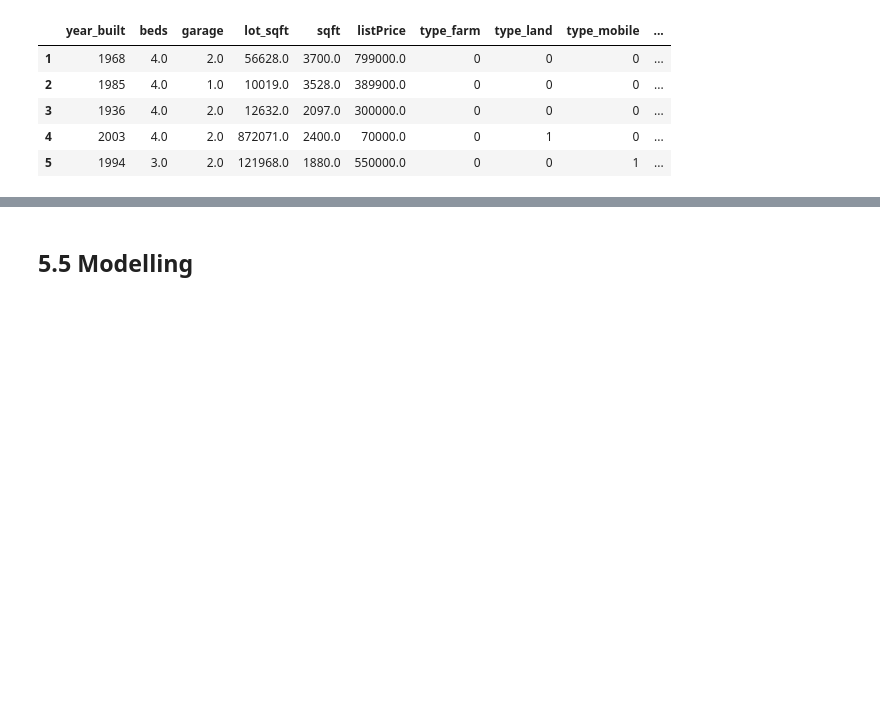
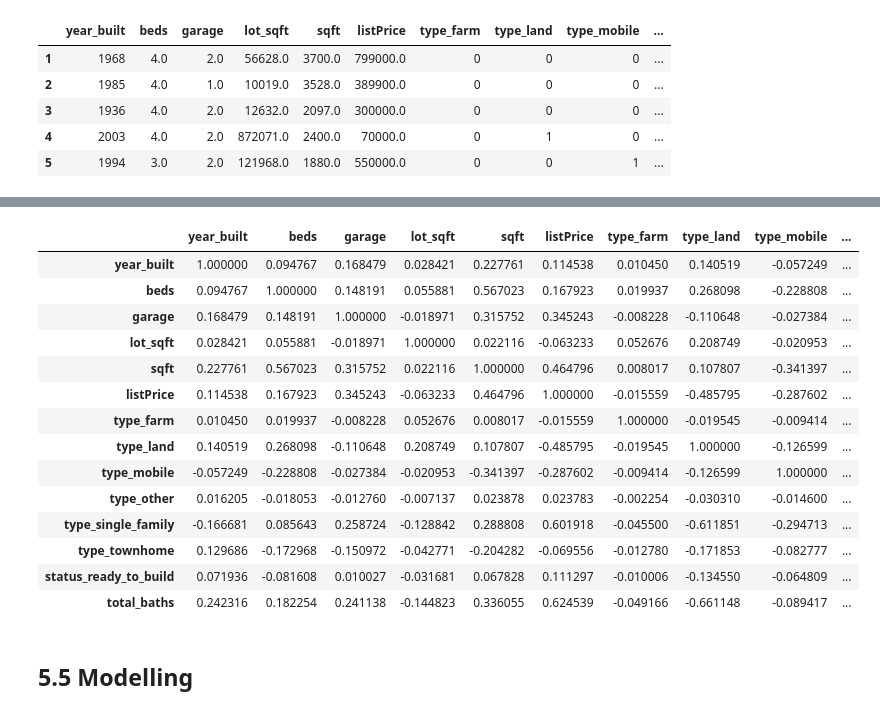
Before and after one commit to mohammadreza-mohammadi94/DataAnalysis-And-MachineLearning, a Jupyter notebook: 3. Risk Management and Financial Analysis/Real Estate Utah/Utah_Sales_Prediction.ipynb, the cells around one changed output, grey strips where cells are left out. Cells and saved outputs as stored; diff of their text form; code cells hidden in the pictures; blank space fills up the shorter version.

```diff
--- a/3. Risk Management and Financial Analysis/Real Estate Utah/Utah_Sales_Prediction.ipynb
+++ b/3. Risk Management and Financial Analysis/Real Estate Utah/Utah_Sales_Prediction.ipynb
@@ -390,8 +393,6 @@ KeyError: 'baths'
 # %% [markdown]
 ## 4.1.1 Remove Outliers <a id=4.1.1></a>
 # %%
-import pandas as pd
-
 def remove_outliers_iqr(df, columns):
     """
     Remove outliers from the specified columns in the DataFrame using the IQR technique.
@@ -408,8 +409,8 @@ def remove_outliers_iqr(df, columns):
         Q3 = df[column].quantile(0.75)
         IQR = Q3 - Q1
 
-        lower_bound = Q1 - 1.5 * IQR
-        upper_bound = Q3 + 1.5 * IQR
+        lower_bound = Q1 - (1.5 * IQR)
+        upper_bound = Q3 + (1.5 * IQR)
 
         df = df[(df[column] >= lower_bound) & (df[column] <= upper_bound)]
 
@@ -756,3 +757,21 @@ df_encoded.head()
+# %%
+df_encoded.corr()
+# %% [output]
+|  | year_built | beds | garage | lot_sqft | sqft | listPrice | type_farm | type_land | type_mobile | ... |
+| year_built | 1.000000 | 0.094767 | 0.168479 | 0.028421 | 0.227761 | 0.114538 | 0.010450 | 0.140519 | -0.057249 | ... |
+| beds | 0.094767 | 1.000000 | 0.148191 | 0.055881 | 0.567023 | 0.167923 | 0.019937 | 0.268098 | -0.228808 | ... |
+| garage | 0.168479 | 0.148191 | 1.000000 | -0.018971 | 0.315752 | 0.345243 | -0.008228 | -0.110648 | -0.027384 | ... |
+| lot_sqft | 0.028421 | 0.055881 | -0.018971 | 1.000000 | 0.022116 | -0.063233 | 0.052676 | 0.208749 | -0.020953 | ... |
+| sqft | 0.227761 | 0.567023 | 0.315752 | 0.022116 | 1.000000 | 0.464796 | 0.008017 | 0.107807 | -0.341397 | ... |
+| listPrice | 0.114538 | 0.167923 | 0.345243 | -0.063233 | 0.464796 | 1.000000 | -0.015559 | -0.485795 | -0.287602 | ... |
+| type_farm | 0.010450 | 0.019937 | -0.008228 | 0.052676 | 0.008017 | -0.015559 | 1.000000 | -0.019545 | -0.009414 | ... |
+| type_land | 0.140519 | 0.268098 | -0.110648 | 0.208749 | 0.107807 | -0.485795 | -0.019545 | 1.000000 | -0.126599 | ... |
+| type_mobile | -0.057249 | -0.228808 | -0.027384 | -0.020953 | -0.341397 | -0.287602 | -0.009414 | -0.126599 | 1.000000 | ... |
+| type_other | 0.016205 | -0.018053 | -0.012760 | -0.007137 | 0.023878 | 0.023783 | -0.002254 | -0.030310 | -0.014600 | ... |
+| type_single_family | -0.166681 | 0.085643 | 0.258724 | -0.128842 | 0.288808 | 0.601918 | -0.045500 | -0.611851 | -0.294713 | ... |
+| type_townhome | 0.129686 | -0.172968 | -0.150972 | -0.042771 | -0.204282 | -0.069556 | -0.012780 | -0.171853 | -0.082777 | ... |
+| status_ready_to_build | 0.071936 | -0.081608 | 0.010027 | -0.031681 | 0.067828 | 0.111297 | -0.010006 | -0.134550 | -0.064809 | ... |
+| total_baths | 0.242316 | 0.182254 | 0.241138 | -0.144823 | 0.336055 | 0.624539 | -0.049166 | -0.661148 | -0.089417 | ... |
 # %% [markdown]
 ## 5.5 Modelling <a id=5.5></a>
 # %% [markdown]
```
Also changed, not shown: parts of 24 cells of this notebook.
